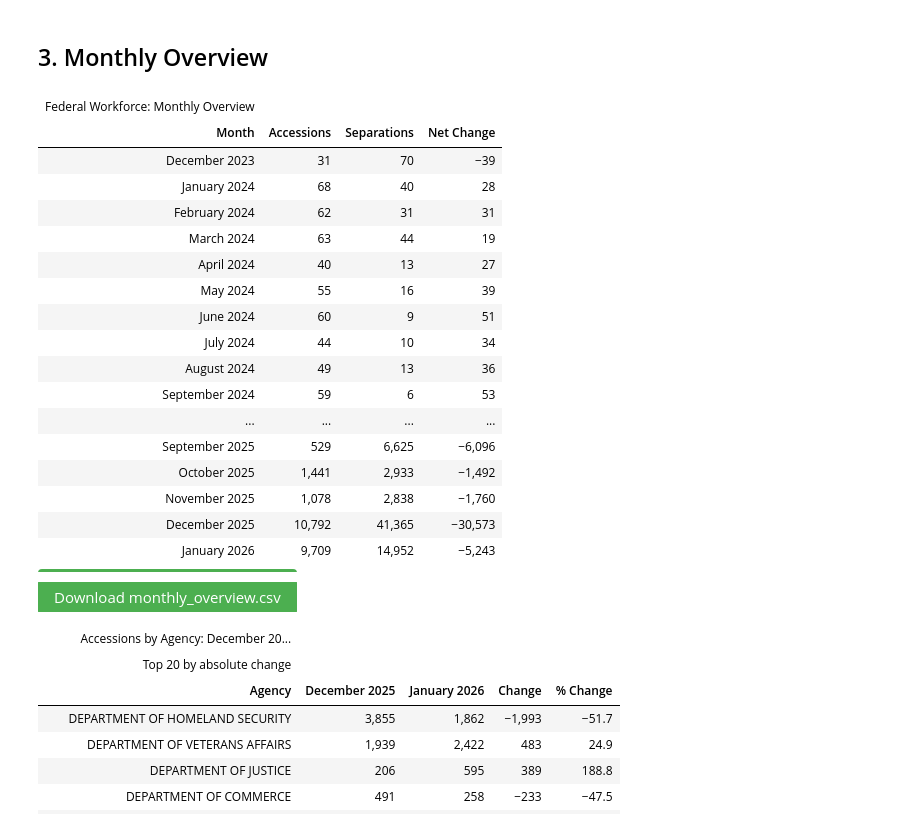
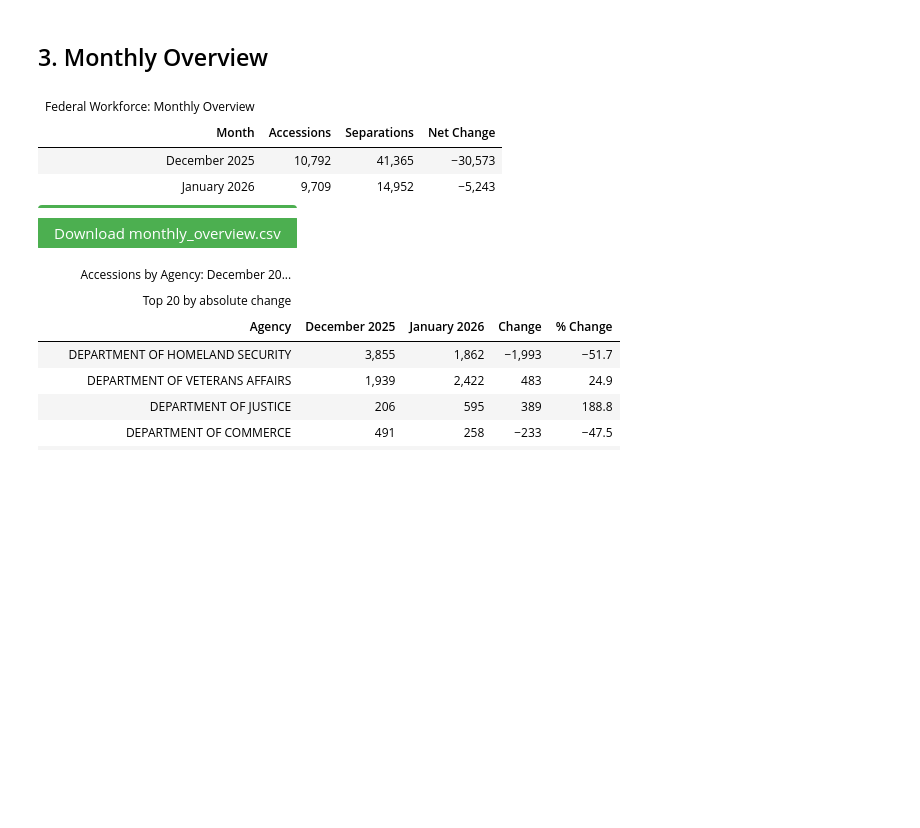
Before and after one commit to Impact-Map/opm_ehri_data, a Jupyter notebook: demo.ipynb, the cells around one changed output. Cells and saved outputs as stored; diff of their text form; code cells hidden in the pictures; blank space fills up the shorter version.

Commit message:
Notebook: fix summary table month filter, shorten agency names in heatmap
Co-Authored-By: Claude Sonnet 4.6 <noreply@anthropic.com>

```diff
--- a/demo.ipynb
+++ b/demo.ipynb
@@ -116,47 +116,40 @@ Wall time: 3.25 s
 ## 3. Monthly Overview
 # %%
 
-# Summary table: accessions & separations totals per month
-acc_totals = db.execute("""
+# Summary table: accessions & separations totals for loaded months
+loaded_months = acc_months[-N_MONTHS:]
+months_sql = ", ".join(f"'{m}'" for m in loaded_months)
+
+acc_totals = db.execute(f"""
     SELECT personnel_action_effective_date_yyyymm as month,
            SUM(CAST(count AS INTEGER)) as accessions
-    FROM accessions GROUP BY month ORDER BY month
+    FROM accessions
+    WHERE personnel_action_effective_date_yyyymm IN ({months_sql})
+    GROUP BY month ORDER BY month
 """).df()
 
-sep_totals = db.execute("""
+sep_totals = db.execute(f"""
     SELECT personnel_action_effective_date_yyyymm as month,
            SUM(CAST(count AS INTEGER)) as separations
-    FROM separations GROUP BY month ORDER BY month
+    FROM separations
+    WHERE personnel_action_effective_date_yyyymm IN ({months_sql})
+    GROUP BY month ORDER BY month
 """).df()
 
 summary = acc_totals.merge(sep_totals, on='month')
 summary['net'] = summary['accessions'] - summary['separations']
 summary['Month'] = pd.to_datetime(summary['month'], format='%Y%m').dt.strftime('%B %Y')
 
 display(
     GT(summary[['Month', 'accessions', 'separations', 'net']]
        .rename(columns={'accessions': 'Accessions', 'separations': 'Separations', 'net': 'Net Change'}))
     .tab_header(title="Federal Workforce: Monthly Overview")
     .fmt_integer(columns=['Accessions', 'Separations', 'Net Change'])
 )
 download_csv(summary[['Month', 'accessions', 'separations', 'net']], 'monthly_overview.csv')
 # %% [output]
 | Federal Workforce: Monthly Overview |  |  |  |
 | Month | Accessions | Separations | Net Change |
-| December 2023 | 31 | 70 | −39 |
-| January 2024 | 68 | 40 | 28 |
-| February 2024 | 62 | 31 | 31 |
-| March 2024 | 63 | 44 | 19 |
-| April 2024 | 40 | 13 | 27 |
-| May 2024 | 55 | 16 | 39 |
-| June 2024 | 60 | 9 | 51 |
-| July 2024 | 44 | 10 | 34 |
-| August 2024 | 49 | 13 | 36 |
-| September 2024 | 59 | 6 | 53 |
-| ... | ... | ... | ... |
-| September 2025 | 529 | 6,625 | −6,096 |
-| October 2025 | 1,441 | 2,933 | −1,492 |
-| November 2025 | 1,078 | 2,838 | −1,760 |
 | December 2025 | 10,792 | 41,365 | −30,573 |
 | January 2026 | 9,709 | 14,952 | −5,243 |
 Download monthly_overview.csv
```
Also changed, not shown: parts of 3 cells of this notebook.
